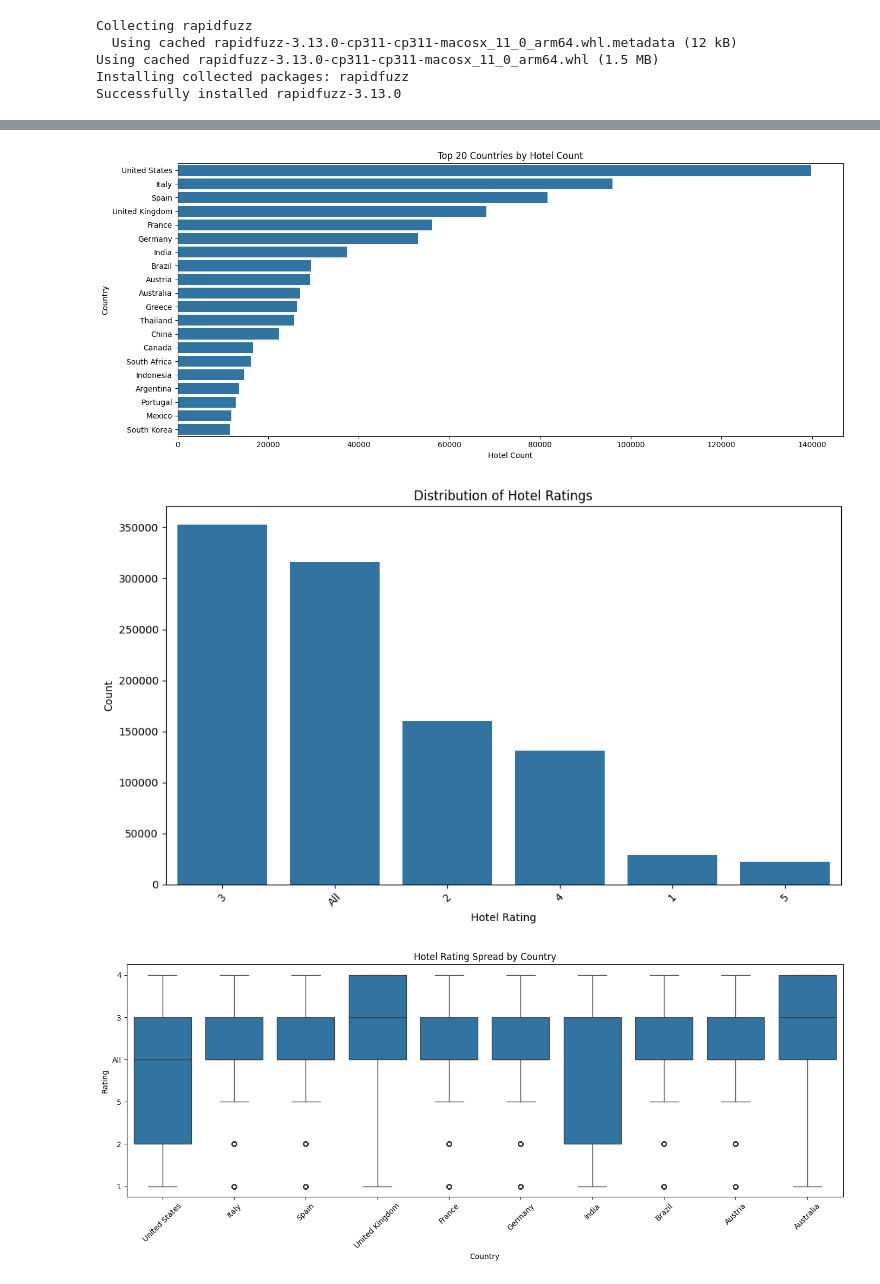
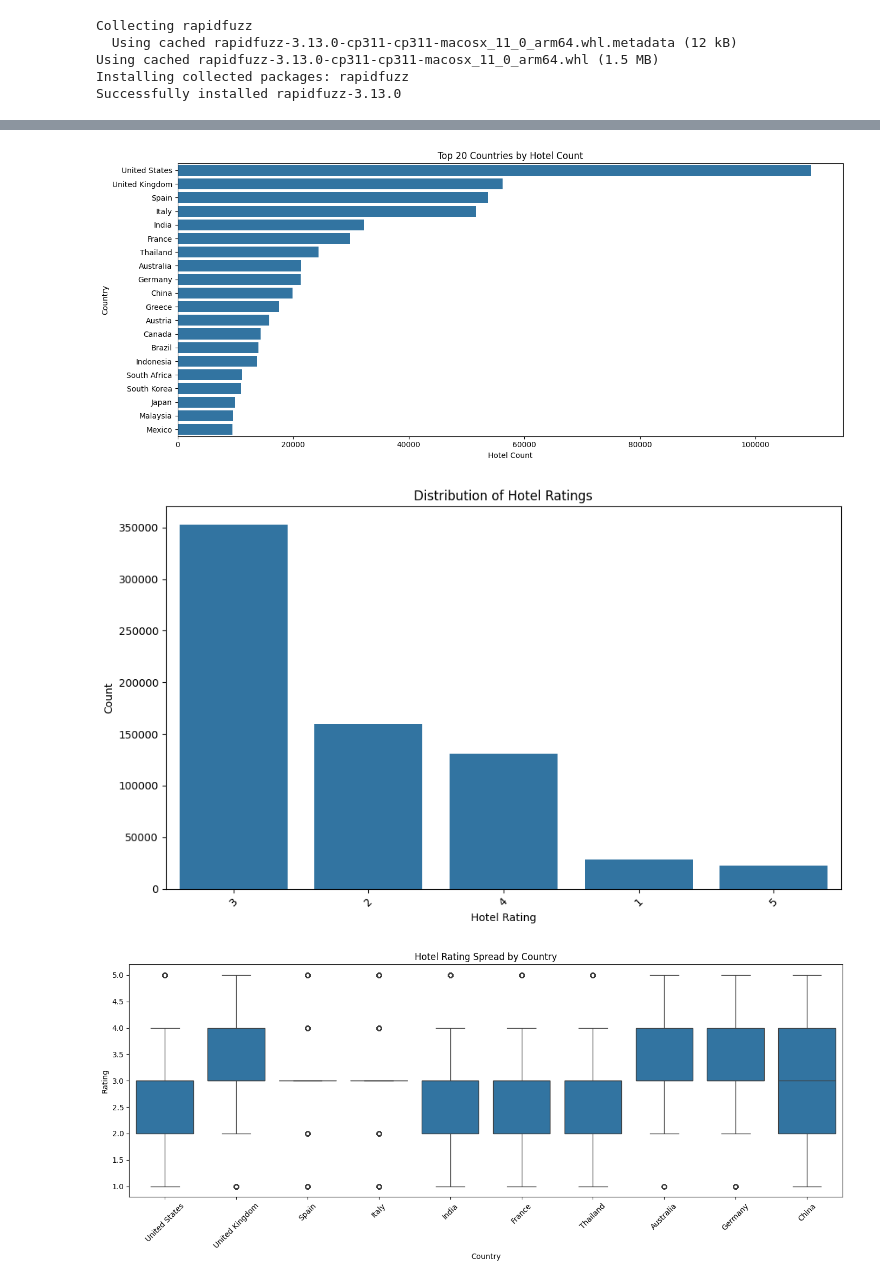
Before and after one commit to AIPI540Spring2025Avengers/recommendation_systems, a Jupyter notebook: notebooks/eda.ipynb, the cells around one changed output, grey strips where cells are left out. Drawn from its saved outputs; the diff is of its cells as text; code cells hidden in the pictures.

Commit message:
updated read me and added eda

```diff
--- a/notebooks/eda.ipynb
+++ b/notebooks/eda.ipynb
@@ -298,5 +299,13 @@ hotels_cleaned[['HotelName', 'HotelFacilities', 'ParsedAmenities']].head()
 # %%
+import pandas as pd
+import re
+from rapidfuzz import process
+from functools import lru_cache
+
+
 pd.reset_option('display.max_colwidth')
+
+hotels_cleaned = pd.read_csv("../data/processed/hotels_cleaned.csv", encoding="latin1")
 
 import matplotlib.pyplot as plt
 import seaborn as sns
@@ -346,3 +355,3 @@ plt.show()
-[figure, old version]
+[figure, new version]
-[figure, old version]
+[figure, new version]
-[figure, old version]
+[figure, new version]
```
Also changed, not shown: parts of 4 cells of this notebook, 2 other files.
